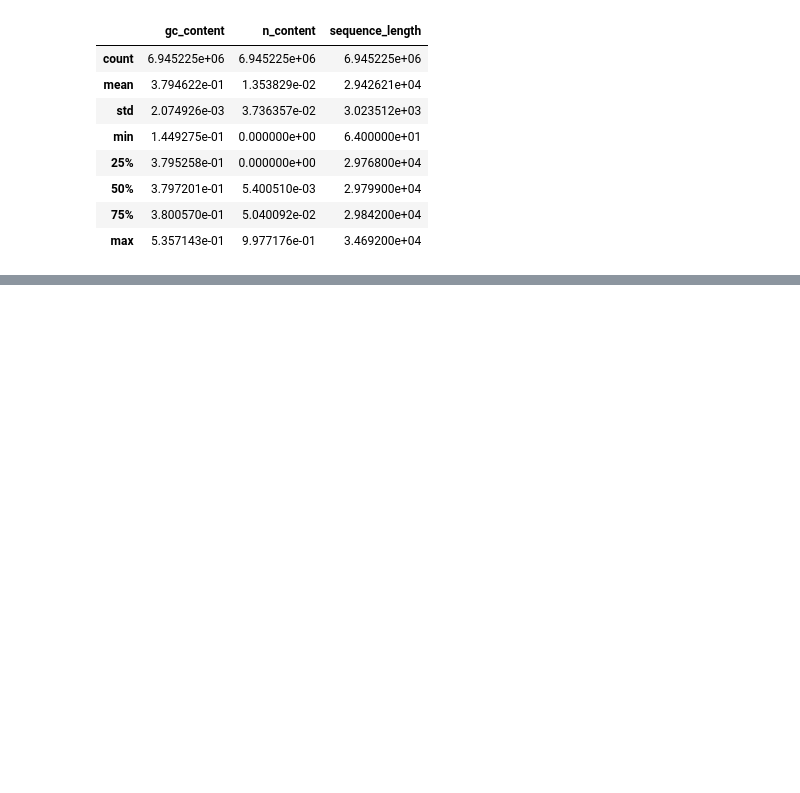
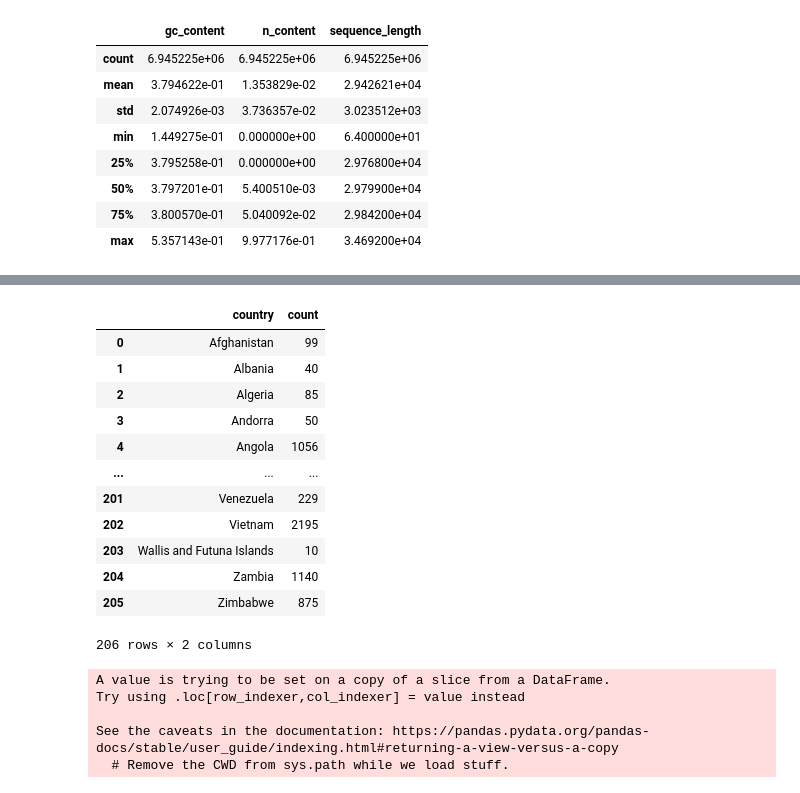
Before and after one commit to ninaihde/sampling-bias-cov19, a Jupyter notebook: src/GISAID_analysis/create_general_insights.ipynb, the cells around one changed output, grey strips where cells are left out. Cells and saved outputs as stored; diff of their text form; code cells hidden in the pictures; blank space fills up the shorter version.

```diff
--- a/src/GISAID_analysis/create_general_insights.ipynb
+++ b/src/GISAID_analysis/create_general_insights.ipynb
@@ -63,0 +168,70 @@ Name: covv_variant, dtype: int64
+# %%
+plotdata = gisaid_metadata.copy(deep=True)
+# %%
+# Prepare helper data for plots
+country_counts = pd.DataFrame(plotdata['country'].value_counts().sort_index().reset_index())
+country_counts.rename(columns={'index': 'country', 'country': 'count'}, inplace=True)
+country_counts
+# %% [output]
+|  | country | count |
+| 0 | Afghanistan | 99 |
+| 1 | Albania | 40 |
+| 2 | Algeria | 85 |
+| 3 | Andorra | 50 |
+| 4 | Angola | 1056 |
+| ... | ... | ... |
+| 201 | Venezuela | 229 |
+| 202 | Vietnam | 2195 |
+| 203 | Wallis and Futuna Islands | 10 |
+| 204 | Zambia | 1140 |
+| 205 | Zimbabwe | 875 |
+206 rows × 2 columns
+# %%
+import matplotlib.pyplot as plt
+import seaborn as sns
+
+# Adjust which countries and variants to include
+COUNTRIES = ['USA', 'United Kingdom', 'Germany', 'Denmark', 'Canada']
+VARIANT_TYPE = 'VOC'
+VARIANTS = plotdata['variant_WHO_label'].unique()
+
+plotdata_reduced = plotdata[plotdata['country'].isin(COUNTRIES)]
+plotdata_reduced['covv_variant'] = plotdata_reduced['covv_variant'].astype(str)
+plotdata_reduced = plotdata_reduced[(plotdata_reduced['covv_variant'].str.contains(VARIANT_TYPE)) & (plotdata_reduced['variant_WHO_label'].isin(VARIANTS))]
+
+# Create multi-bar countplot
+sns.set_style('whitegrid')
+fig, ax = plt.subplots(figsize=(22, 16))
+sns.countplot(data=plotdata_reduced,
+              x='country',
+              hue='variant_WHO_label',
+              hue_order=sorted(plotdata_reduced['variant_WHO_label'].unique()),
+              order=COUNTRIES)
+
+fig.suptitle('Scaled Count of Virus Variants per Country\n', fontsize=22)
+plt.xlabel('Country', fontsize=18)
+plt.ylabel('Count of Virus Variants (scaled by number of samples & inhabitants)', fontsize=18)
+plt.xticks(fontsize=14, rotation=45)
+plt.yticks(fontsize=14)
+plt.legend(loc='upper right', title='Virus Variant:', fontsize=14)
+plt.rcParams['legend.title_fontsize'] = 14
+
+# Scale height of bars with number of samples per country
+max_y = 0
+for i, bar in enumerate(ax.patches):
+    country = ax.get_xticklabels()[i % len(COUNTRIES)].get_text()
+    new_height = bar.get_height() / country_counts[country_counts['country'] == country]['count'].iloc[0]
+    bar.set_height(new_height)
+
+    max_y = max(max_y, new_height)
+plt.gca().set_ylim([0, max_y + (max_y / 20)])
+
+plt.tight_layout()
+plt.savefig('../../plots/GISAID/virus_variant_counts_scaled_by_nr_sequences.png', dpi=300)
+plt.close()
+# %% [output]
+A value is trying to be set on a copy of a slice from a DataFrame.
+Try using .loc[row_indexer,col_indexer] = value instead
+
+See the caveats in the documentation: https://pandas.pydata.org/pandas-docs/stable/user_guide/indexing.html#returning-a-view-versus-a-copy
+  # Remove the CWD from sys.path while we load stuff.
```
Also changed, not shown: parts of 14 cells of this notebook, 3 other files.
